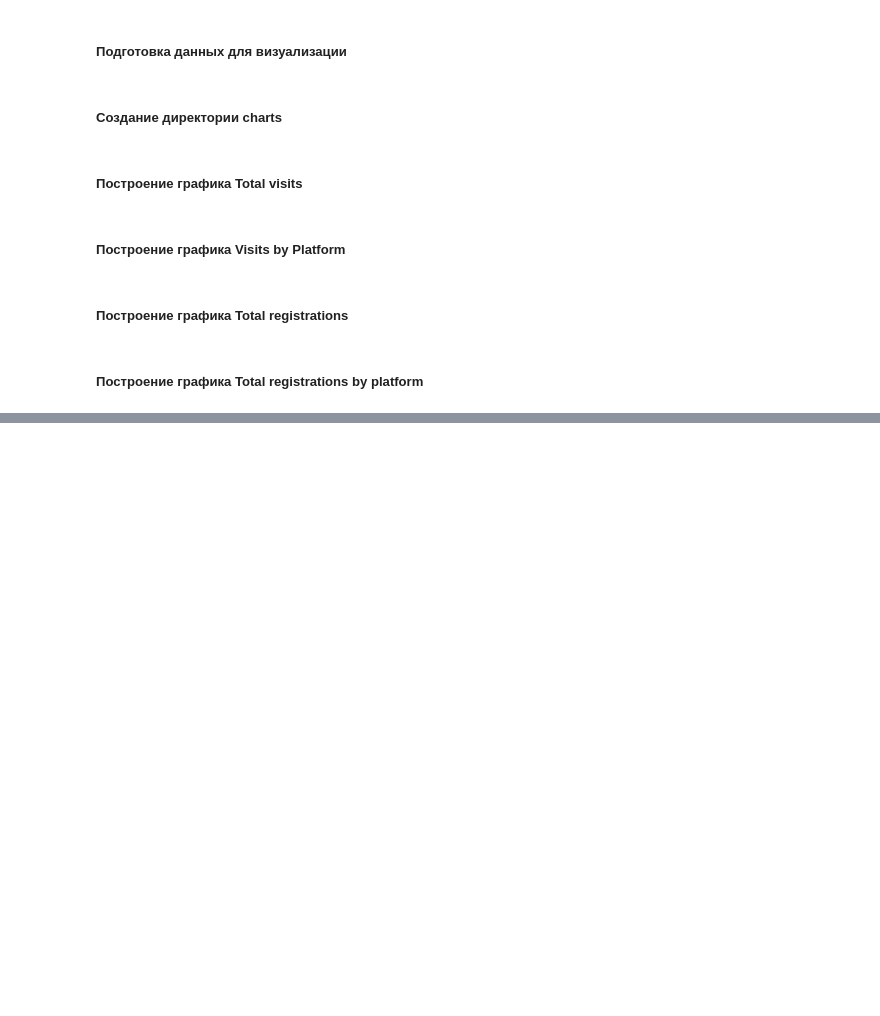
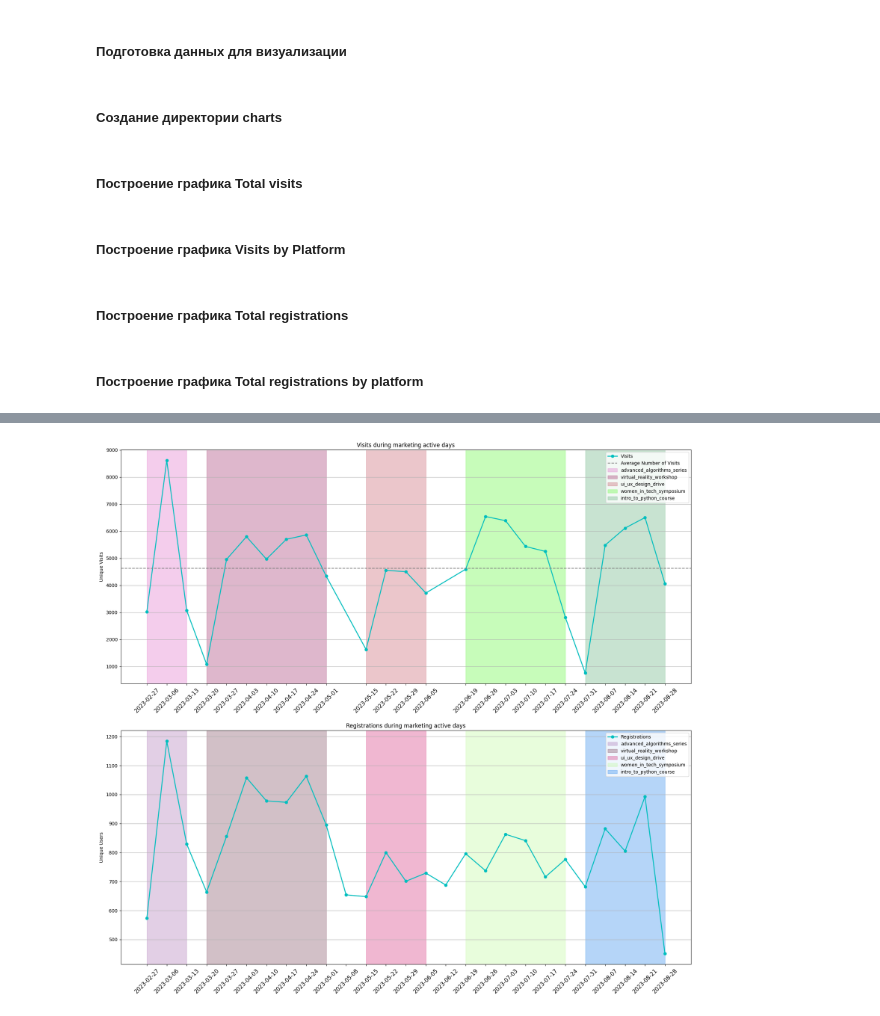
Before and after one commit to ludwig-the-cat/Conversions_dashboard, a Jupyter notebook: charts_project.ipynb, the cells around one changed output, grey strips where cells are left out. Drawn from its saved outputs; the diff is of its cells as text; code cells hidden in the pictures; blank space fills up the shorter version.

Commit message:
Finished conversion.json

```diff
--- a/charts_project.ipynb
+++ b/charts_project.ipynb
@@ -277,0 +349,6 @@ total_registrations(weekly_conv_platform)
+# %%
+ads_week = ads.copy()
+ads_week['date_week'] = pd.to_datetime(ads_week['date_group'])
+ads_week['date_week'] = ads_week['date_week'].dt.to_period('W').dt.start_time.dt.date
+ads_week = ads_week.groupby(['date_week', 'utm_campaign']).sum(['visits', 'registrations', 'cost']).reset_index()
+ads_week['conversion'] = (ads_week['registrations'] / ads_week['visits']) * 100
@@ -277,0 +428,46 @@ total_registrations(weekly_conv_platform)
+# %%
+def vis_regist_campaign_chart(df):
+    fig, axes = plt.subplots(2, 1, figsize=(22,20))
+    visits_campaign = df.groupby(['date_week'])['visits'].sum().reset_index()
+    x = visits_campaign['date_week']
+    y = visits_campaign['visits']
+    axes[0].plot(x, y,
+            marker="o",
+            c="c",
+            label='Visits',
+            linewidth=2,
+            markersize=6)
+    avg_visits = df['visits'].mean()
+    axes[0].axhline(y=avg_visits, color='gray', linestyle='dashed', label='Average Number of Visits')
+    ads_started = periods_of_ads['start_date'].to_list()
+    ads_ended = periods_of_ads['end_date'].to_list()
+    for i in range(len(ads_started)):
+        axes[0].axvspan(ads_started[i], ads_ended[i], alpha=0.3, color=np.random.rand(3,), label=periods_of_ads['utm_campaign'].to_list()[i])
+    axes[0].set_title('Visits during marketing active days')
+    axes[0].set_ylabel('Unique Visits')
+    axes[0].set_xticks(visits_campaign['date_week'])
+    axes[0].set_xticklabels(visits_campaign['date_week'], fontsize=12, rotation=45)
+    axes[0].legend()
+    axes[0].grid(axis='y')
+    registr_campaign = weekly_conv_platform.groupby(['date_week'])['registrations'].sum().reset_index()
+    x3 = registr_campaign['date_week']
+    y3 = registr_campaign['registrations']
+    axes[1].plot(x3, y3,
+            marker="o",
+            c="c",
+            label='Registrations',
+            linewidth=2,
+            markersize=6)
+    avg_registrations = ads['registrations'].mean()
+    for i in range(len(ads_started)):
+        axes[1].axvspan(ads_started[i], ads_ended[i], alpha=0.3, color=np.random.rand(3,), label=periods_of_ads['utm_campaign'].to_list()[i])
+    axes[1].set_title('Registrations during marketing active days')
+    axes[1].set_ylabel('Unique Users')
+    axes[1].set_xticks(registr_campaign['date_week'])
+    axes[1].set_xticklabels(registr_campaign['date_week'], fontsize=12, rotation=45)
+    axes[1].legend()
+    axes[1].grid(axis='y')
+    plt.savefig(f"./charts/Visits_and_registrations_chart.png")
+vis_regist_campaign_chart(ads_week)
+# %% [output]
+[figure, added]
```
Also changed, not shown: parts of 24 cells of this notebook.
